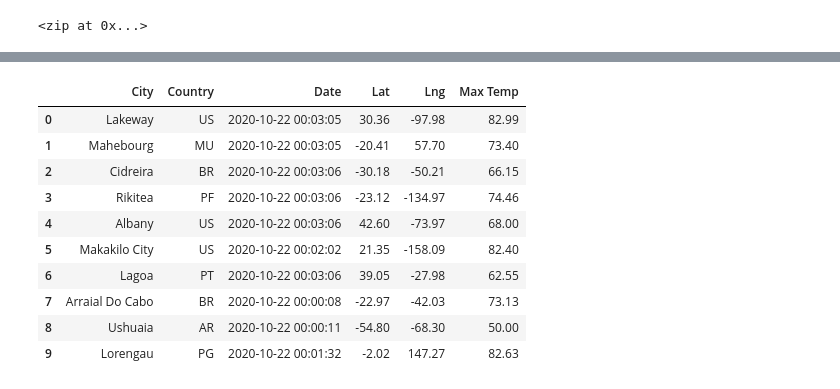
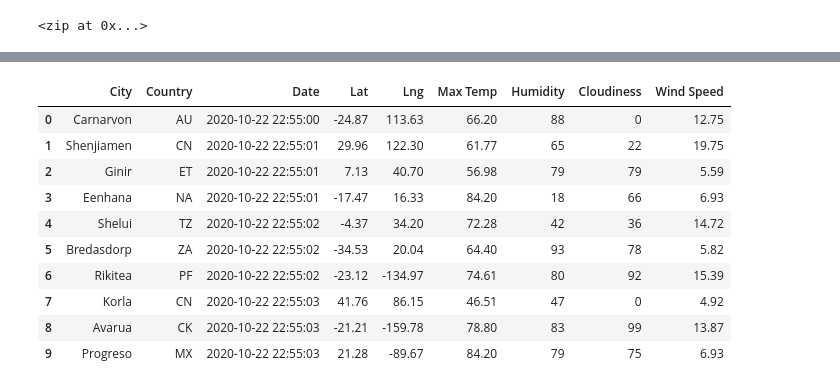
Before and after one commit to hariniv22/World_Weather_Analysis, a Jupyter notebook: WeatherPy.ipynb, the cells around one changed output, grey strips where cells are left out. Drawn from its saved outputs; the diff is of its cells as text; code cells hidden in the pictures.

```diff
--- a/WeatherPy.ipynb
+++ b/WeatherPy.ipynb
@@ -144,19 +144,19 @@ city_data_df.head(10)
 # %%
-new_order_column = ["City", "Country", "Date", "Lat", "Lng", "Max Temp"]
+new_order_column = ["City", "Country", "Date", "Lat", "Lng", "Max Temp", "Humidity", "Cloudiness", "Wind Speed"]
 city_data_df = city_data_df[new_order_column]
 city_data_df .head(10)
 # %% [output]
-|  | City | Country | Date | Lat | Lng | Max Temp |
-| 0 | Lakeway | US | 2020-10-22 00:03:05 | 30.36 | -97.98 | 82.99 |
-| 1 | Mahebourg | MU | 2020-10-22 00:03:05 | -20.41 | 57.70 | 73.40 |
-| 2 | Cidreira | BR | 2020-10-22 00:03:06 | -30.18 | -50.21 | 66.15 |
-| 3 | Rikitea | PF | 2020-10-22 00:03:06 | -23.12 | -134.97 | 74.46 |
-| 4 | Albany | US | 2020-10-22 00:03:06 | 42.60 | -73.97 | 68.00 |
-| 5 | Makakilo City | US | 2020-10-22 00:02:02 | 21.35 | -158.09 | 82.40 |
-| 6 | Lagoa | PT | 2020-10-22 00:03:06 | 39.05 | -27.98 | 62.55 |
-| 7 | Arraial Do Cabo | BR | 2020-10-22 00:00:08 | -22.97 | -42.03 | 73.13 |
-| 8 | Ushuaia | AR | 2020-10-22 00:00:11 | -54.80 | -68.30 | 50.00 |
-| 9 | Lorengau | PG | 2020-10-22 00:01:32 | -2.02 | 147.27 | 82.63 |
+|  | City | Country | Date | Lat | Lng | Max Temp | Humidity | Cloudiness | Wind Speed |
+| 0 | Carnarvon | AU | 2020-10-22 22:55:00 | -24.87 | 113.63 | 66.20 | 88 | 0 | 12.75 |
+| 1 | Shenjiamen | CN | 2020-10-22 22:55:01 | 29.96 | 122.30 | 61.77 | 65 | 22 | 19.75 |
+| 2 | Ginir | ET | 2020-10-22 22:55:01 | 7.13 | 40.70 | 56.98 | 79 | 79 | 5.59 |
+| 3 | Eenhana | NA | 2020-10-22 22:55:01 | -17.47 | 16.33 | 84.20 | 18 | 66 | 6.93 |
+| 4 | Shelui | TZ | 2020-10-22 22:55:02 | -4.37 | 34.20 | 72.28 | 42 | 36 | 14.72 |
+| 5 | Bredasdorp | ZA | 2020-10-22 22:55:02 | -34.53 | 20.04 | 64.40 | 93 | 78 | 5.82 |
+| 6 | Rikitea | PF | 2020-10-22 22:55:02 | -23.12 | -134.97 | 74.61 | 80 | 92 | 15.39 |
+| 7 | Korla | CN | 2020-10-22 22:55:03 | 41.76 | 86.15 | 46.51 | 47 | 0 | 4.92 |
+| 8 | Avarua | CK | 2020-10-22 22:55:03 | -21.21 | -159.78 | 78.80 | 83 | 99 | 13.87 |
+| 9 | Progreso | MX | 2020-10-22 22:55:03 | 21.28 | -89.67 | 84.20 | 79 | 75 | 6.93 |
 # %%
 # Create the output file (CSV).
 file_to_save = "weather_data/cities.csv"
```
Also changed, not shown: parts of 10 cells of this notebook, 6 other files.
